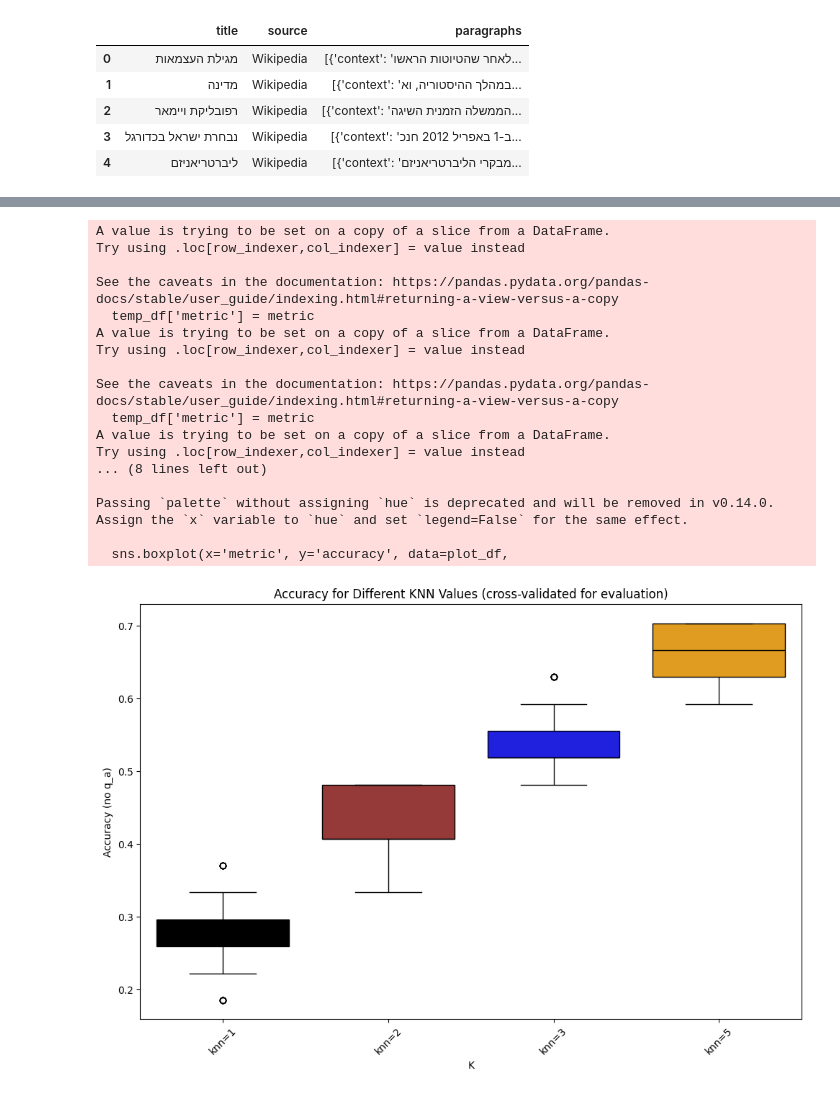
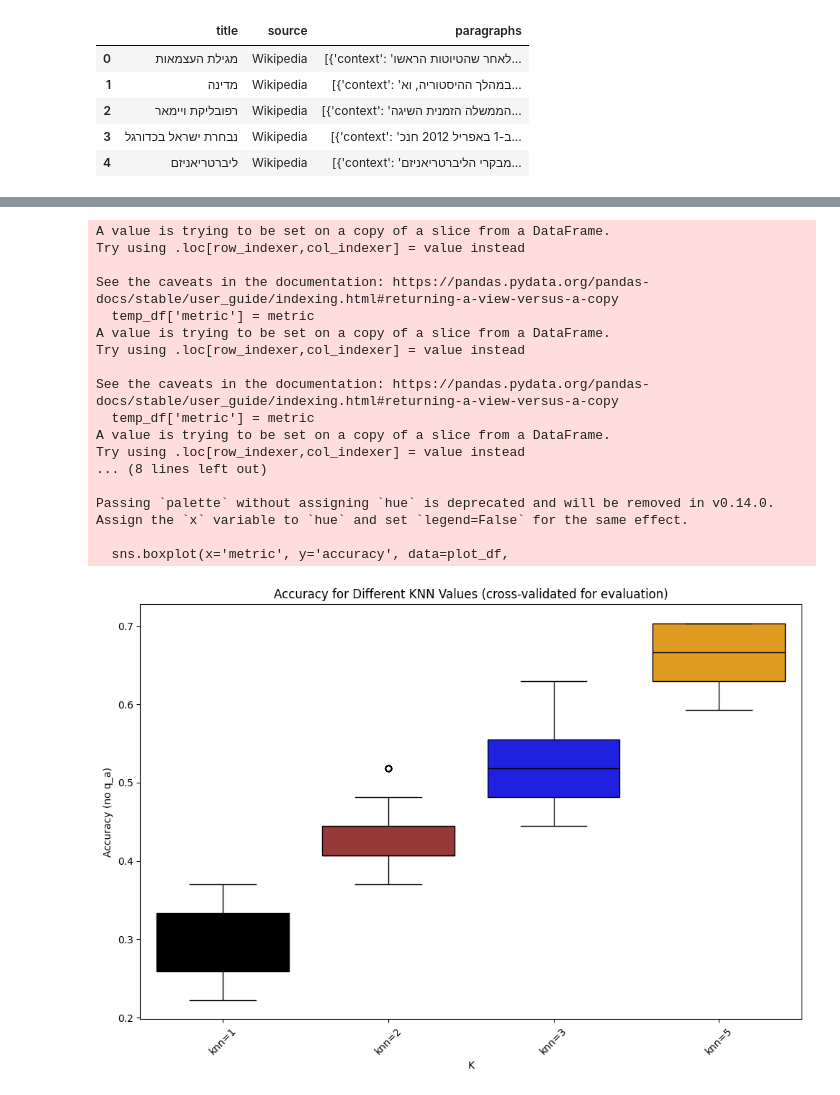
Before and after one commit to yonatanlou/RabbinicWisdomAI, a Jupyter notebook: clip.ipynb, the cells around one changed output, grey strips where cells are left out. Saved outputs shown, nothing was run; the diff lists cells and outputs as text; code cells hidden in the pictures.

```diff
--- a/clip.ipynb
+++ b/clip.ipynb
@@ -495,19 +441,17 @@ finished with 1271.8928022384644/60
 import pandas as pd
 import matplotlib.pyplot as plt
 
-results_random_split_df = pd.read_csv("results/random_train_split.csv")
-results_random_split_df_v2 = pd.read_csv("results/random_train_split_i=4_i=15.csv")
-results_random_split_df = pd.concat([results_random_split_df, results_random_split_df_v2])
-results_random_split_df = results_random_split_df.rename(
-    columns={"accuracy_plus_q_a_argmax": "accuracy_plus_q_a_knn=1", "accuracy_no_q_a_argmax": "accuracy_no_q_a_knn=1"})
+results_random_split_df = pd.read_csv("results/results_from_clip_v2.csv")
 # Group by 'appended_q_a' and calculate mean and std
 # metrics = ['argmax', 'knn=2', 'knn=3', 'knn=5', 'hungarian']
 metrics = ['knn=1', 'knn=2', 'knn=3', 'knn=5', ]
+# metrics = [ 'knn=2','knn=3','knn=5'  ]
 agg_dict = {}
+agg_metric = "mean"
 for metric in metrics:
     for acc_type in ['accuracy_plus_q_a', 'accuracy_no_q_a']:
         col_name = f'{acc_type}_{metric}'
-        agg_dict[col_name] = ['mean', 'std']
+        agg_dict[col_name] = [agg_metric, 'std']
 
 grouped = results_random_split_df.groupby('appended_q_a').agg(agg_dict)
 
@@ -528,12 +472,12 @@ linestyles = {'accuracy_plus_q_a': '-', 'accuracy_no_q_a': '--'}
 # Plot each metric
 for metric in metrics:
     for acc_type in ['accuracy_plus_q_a', 'accuracy_no_q_a']:
-        col_name = f'{acc_type}_{metric}_mean'
+        col_name = f'{acc_type}_{metric}_{agg_metric}'
         err_col = f'{acc_type}_{metric}_std'
 
         x = grouped['appended_q_a']
         y = grouped[col_name]
-        yerr = grouped[err_col] * 0.3
+        yerr = grouped[err_col]
 
         plt.plot(x, y, color=colors[metric], linestyle=linestyles[acc_type],
                  label=f'{acc_type} - {metric}')
@@ -560,5 +504,6 @@ plt.legend(handles=legend_elements_metrics + legend_elements_acc_type,
 
 plt.xticks(rotation=45)
 plt.tight_layout()
+plt.xlim(0, 200)
 plt.show()
 # %% [output]
@@ -566,21 +511,16 @@ plt.show()
 # %%
-import pandas as pd
+
 import matplotlib.pyplot as plt
 import numpy as np
 from matplotlib.lines import Line2D
 
-results_random_split_df = pd.read_csv("results/random_train_split.csv")
-results_random_split_df_v2 = pd.read_csv("results/random_train_split_i=4_i=15.csv")
-results_random_split_df = pd.concat([results_random_split_df, results_random_split_df_v2])
-results_random_split_df = results_random_split_df.rename(
-    columns={"accuracy_plus_q_a_argmax": "accuracy_plus_q_a_knn=1", "accuracy_no_q_a_argmax": "accuracy_no_q_a_knn=1"})
-
+agg_metric = "mean"
 metrics = ['knn=1', 'knn=2', 'knn=3', 'knn=5']
 agg_dict = {}
 for metric in metrics:
     for acc_type in ['accuracy_plus_q_a', 'accuracy_no_q_a']:
         col_name = f'{acc_type}_{metric}'
-        agg_dict[col_name] = ['mean', 'std']
+        agg_dict[col_name] = [agg_metric, 'std']
 
 grouped = results_random_split_df.groupby('appended_q_a').agg(agg_dict)
 grouped.columns = ['_'.join(col).strip() for col in grouped.columns.values]
@@ -593,12 +533,12 @@ linestyles = {'accuracy_plus_q_a': '-', 'accuracy_no_q_a': '--'}
 
 for metric in metrics:
     for acc_type in ['accuracy_plus_q_a', 'accuracy_no_q_a']:
-        col_name = f'{acc_type}_{metric}_mean'
+        col_name = f'{acc_type}_{metric}_{agg_metric}'
         err_col = f'{acc_type}_{metric}_std'
 
         x = grouped['appended_q_a']
         y = grouped[col_name]
-        yerr = grouped[err_col] * 0.6
+        yerr = grouped[err_col]
 
         plt.plot(x, y, color=colors[metric], linestyle=linestyles[acc_type])
 
@@ -623,6 +563,7 @@ plt.legend(handles=legend_elements_metrics + legend_elements_acc_type,
            title='')
 
 plt.xticks(rotation=45)
+# plt.xlim(0,200)
 plt.tight_layout()
 plt.show()
 # %% [output]
@@ -631,12 +572,6 @@ plt.show()
 import pandas as pd
 import matplotlib.pyplot as plt
 import seaborn as sns
-
-# Load the data
-results_random_split_df = pd.read_csv("results/random_train_split.csv")
-results_random_split_df_v2 = pd.read_csv("results/random_train_split_i=4_i=15.csv")
-results_random_split_df = pd.concat([results_random_split_df, results_random_split_df_v2])
-results_random_split_df = results_random_split_df.rename(columns={"accuracy_no_q_a_argmax": "accuracy_no_q_a_knn=1"})
 
 # Prepare the data for box plot
 metrics = ['knn=1', 'knn=2', 'knn=3', 'knn=5']
@@ -658,32 +593,32 @@ plt.figure(figsize=(10, 7))
 sns.boxplot(x='metric', y='accuracy', data=plot_df,
             palette={'knn=1': 'black', 'knn=2': 'brown', 'knn=3': 'blue', 'knn=5': 'orange'})
 
 # Customize the plot
 plt.xlabel('K')
 plt.ylabel('Accuracy (no q_a)')
 plt.title('Accuracy for Different KNN Values (cross-validated for evaluation)')
 plt.xticks(rotation=45)
 
 # Adjust layout and display the plot
 plt.tight_layout()
 plt.show()
 # %% [output]
 A value is trying to be set on a copy of a slice from a DataFrame.
 Try using .loc[row_indexer,col_indexer] = value instead
 
 See the caveats in the documentation: https://pandas.pydata.org/pandas-docs/stable/user_guide/indexing.html#returning-a-view-versus-a-copy
   temp_df['metric'] = metric
 A value is trying to be set on a copy of a slice from a DataFrame.
 Try using .loc[row_indexer,col_indexer] = value instead
 
 See the caveats in the documentation: https://pandas.pydata.org/pandas-docs/stable/user_guide/indexing.html#returning-a-view-versus-a-copy
   temp_df['metric'] = metric
 A value is trying to be set on a copy of a slice from a DataFrame.
 Try using .loc[row_indexer,col_indexer] = value instead
 ... (8 lines left out)
 
 Passing `palette` without assigning `hue` is deprecated and will be removed in v0.14.0. Assign the `x` variable to `hue` and set `legend=False` for the same effect.
 
   sns.boxplot(x='metric', y='accuracy', data=plot_df,
-[figure, old version]
+[figure, new version]
 # %%
```
Also changed, not shown: parts of 16 cells of this notebook, 4 other files.
